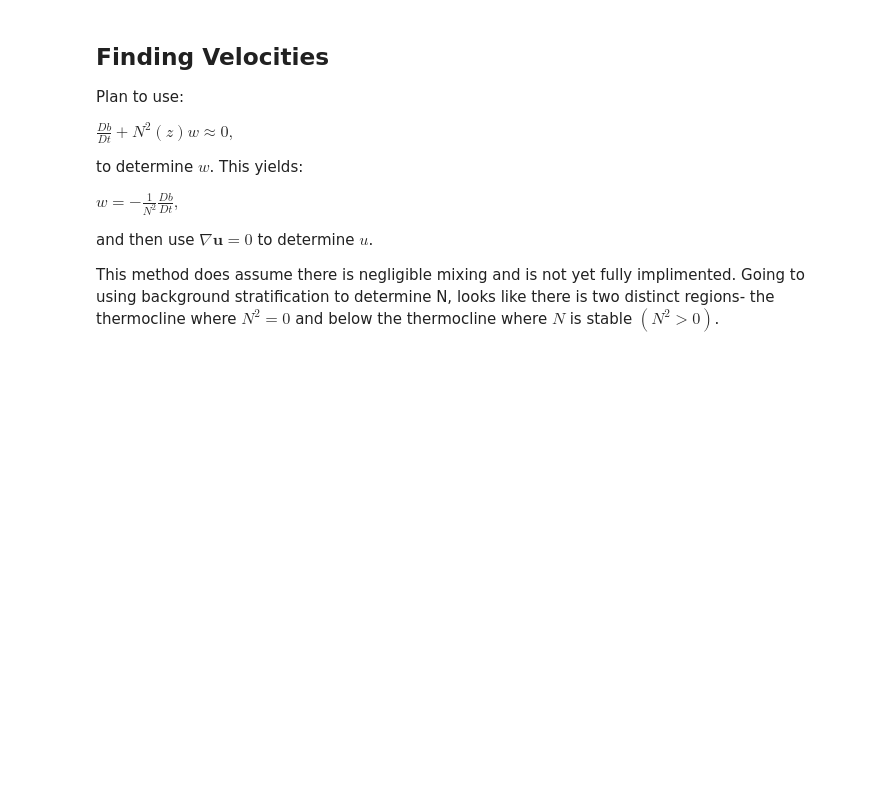
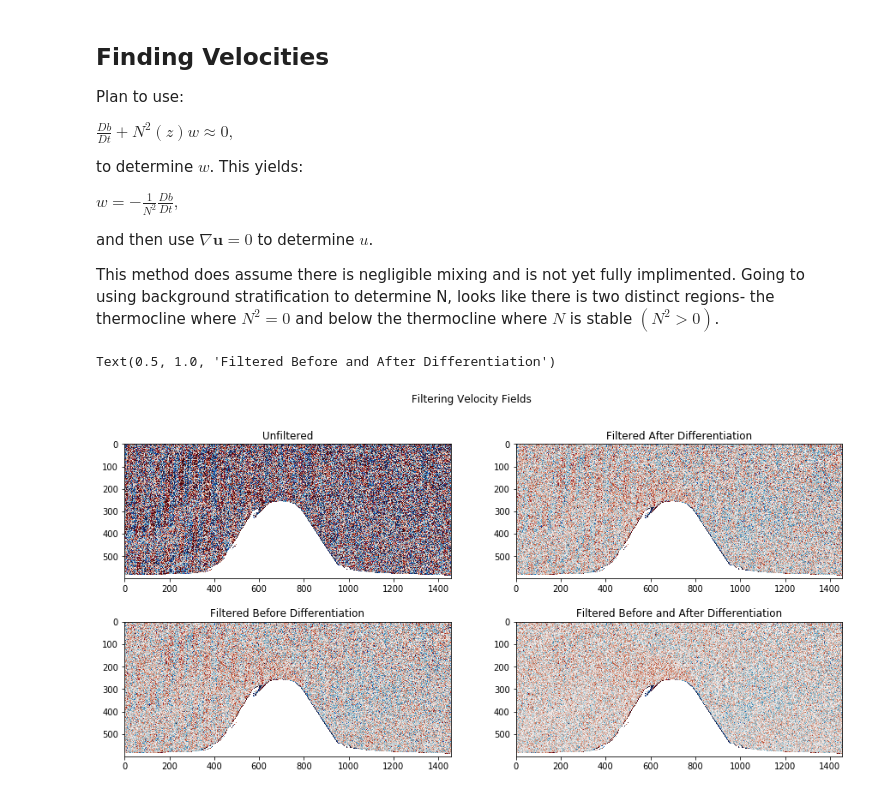
Before and after one commit to callummshaw/Lab_Ridge, a Jupyter notebook: Code/Short Term Visualisation- Fixed.ipynb, the cells around one changed output. Drawn from its saved outputs; the diff is of its cells as text; code cells hidden in the pictures; blank space fills up the shorter version.

```diff
--- a/Code/Short Term Visualisation- Fixed.ipynb
+++ b/Code/Short Term Visualisation- Fixed.ipynb
@@ -480,3 +495,21 @@ for i in range(t-1):
 # %%
 g = 9.81
 n=np.sqrt(g/1000*(rho_bottom-rho_top)/depth)
+# %%
+t,y,x=centre_anom.shape
+t=t-1
+w=np.zeros((t,y,x))
+w_filt=np.zeros((t,y,x))
+delta_t=0.125
+sf=1 #need to change!!!!
+scaling = -sf/n**2
+
+for i in range(t):
+    diff = (centre_anom[i+1]-centre_anom[i])/delta_t
+    w[i] = np.float32(diff*scaling)
+    w_filt[i] = cv2.medianBlur(np.float32(diff*scaling),3)
+# %%
+test_raw=w[10]
+test_post_filt=cv2.medianBlur(np.float32(w[10]),3)
+test_pre_filt=w_filt[10]
+test_pre_post_filt=cv2.medianBlur(np.float32(w_filt[10]),3)
@@ -482,0 +518,26 @@ n=np.sqrt(g/1000*(rho_bottom-rho_top)/depth)
+# %%
+fig = plt.figure(figsize=(15,7))
+fig.suptitle("Filtering Velocity Fields")
+
+gs = GridSpec(nrows=2, ncols=2)
+
+max_val = 5
+
+ax0 = fig.add_subplot(gs[0, 0])
+ax0.imshow(test_raw[::-1],vmin=-max_val,vmax=max_val, cmap=cmap)
+ax0.set_title('Unfiltered')
+
+ax1 = fig.add_subplot(gs[0, 1])
+ax1.imshow(test_post_filt[::-1],vmin=-max_val,vmax=max_val, cmap=cmap)
+ax1.set_title('Filtered After Differentiation')
+
+ax2 = fig.add_subplot(gs[1, 0])
+ax2.imshow(test_pre_filt[::-1],vmin=-max_val,vmax=max_val, cmap=cmap)
+ax2.set_title('Filtered Before Differentiation')
+
+ax3 = fig.add_subplot(gs[1, 1])
+ax3.imshow(test_pre_post_filt[::-1],vmin=-max_val,vmax=max_val, cmap=cmap)
+ax3.set_title('Filtered Before and After Differentiation')
+# %% [output]
+Text(0.5, 1.0, 'Filtered Before and After Differentiation')
+[figure, added]
```
Also changed, not shown: parts of 14 cells of this notebook.
